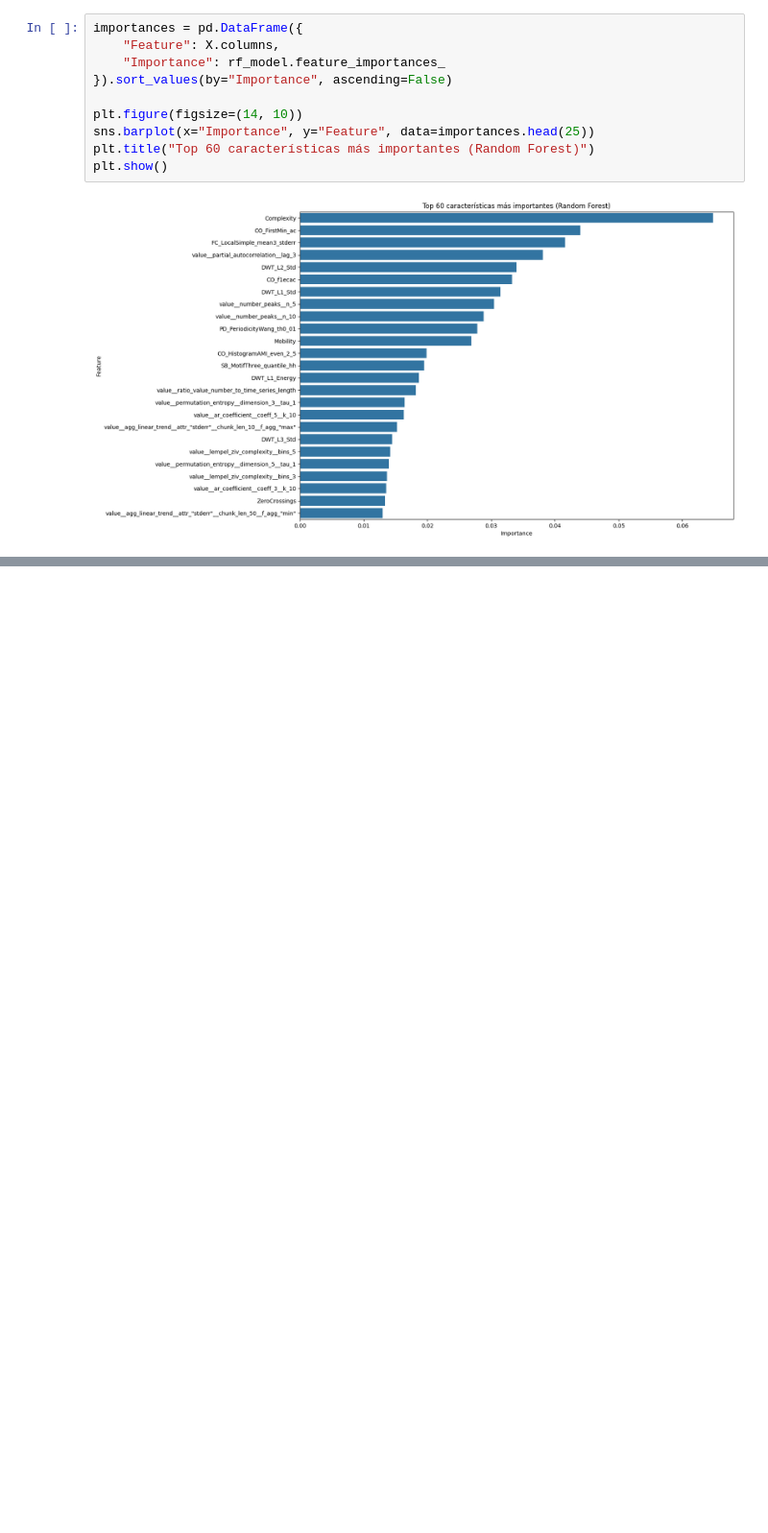
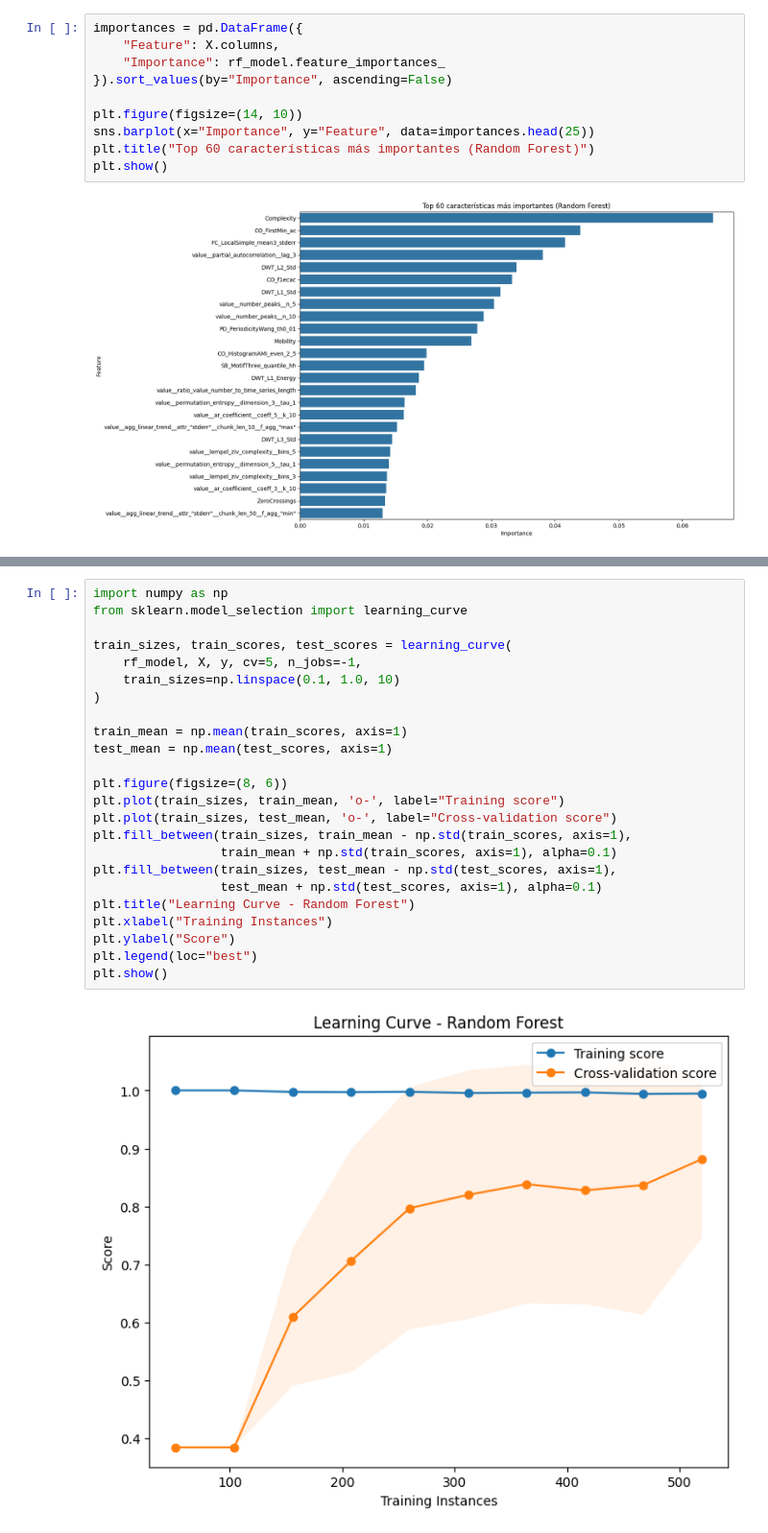
Before and after one commit to aarevalom0/EEG-Interictal-ML-Pipeline, a Jupyter notebook: notebooks/4_Machine_Learning_Random Forest.ipynb, the cells around one changed output, grey strips where cells are left out. Shown: that part at 96% size. Drawn from its saved outputs; the diff is of its cells as text; blank space fills up the shorter version.

```diff
--- a/notebooks/4_Machine_Learning_Random Forest.ipynb
+++ b/notebooks/4_Machine_Learning_Random Forest.ipynb
@@ -220,0 +236,26 @@ plt.show()
+# %%
+import numpy as np
+from sklearn.model_selection import learning_curve
+
+train_sizes, train_scores, test_scores = learning_curve(
+    rf_model, X, y, cv=5, n_jobs=-1,
+    train_sizes=np.linspace(0.1, 1.0, 10)
+)
+
+train_mean = np.mean(train_scores, axis=1)
+test_mean = np.mean(test_scores, axis=1)
+
+plt.figure(figsize=(8, 6))
+plt.plot(train_sizes, train_mean, 'o-', label="Training score")
+plt.plot(train_sizes, test_mean, 'o-', label="Cross-validation score")
+plt.fill_between(train_sizes, train_mean - np.std(train_scores, axis=1),
+                 train_mean + np.std(train_scores, axis=1), alpha=0.1)
+plt.fill_between(train_sizes, test_mean - np.std(test_scores, axis=1),
+                 test_mean + np.std(test_scores, axis=1), alpha=0.1)
+plt.title("Learning Curve - Random Forest")
+plt.xlabel("Training Instances")
+plt.ylabel("Score")
+plt.legend(loc="best")
+plt.show()
+# %% [output]
+[figure, added]
```
Also changed, not shown: parts of 2 cells of this notebook, 2 other files.
